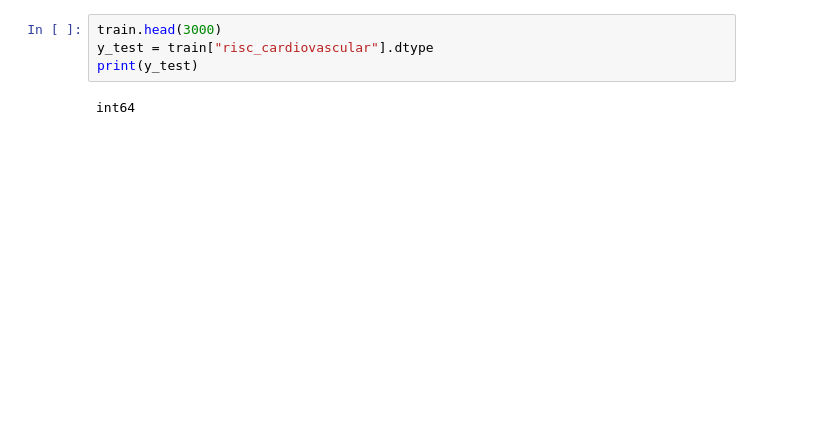
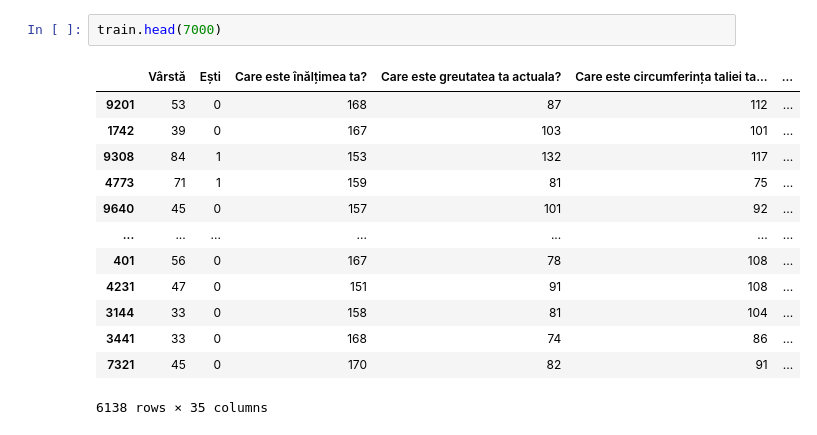
Before and after one commit to AndreiFat/TrainModel, a Jupyter notebook: data/Split Datasets.ipynb, the cells around one changed output. Drawn from its saved outputs; the diff is of its cells as text; blank space fills up the shorter version.

```diff
--- a/data/Split Datasets.ipynb
+++ b/data/Split Datasets.ipynb
@@ -160,8 +183,18 @@ Mediana scorului medical cardio este: 16.0
 Etichete extrase: ['cardio_vascular', 'gastro_hepato_renal', 'ginecologic_hormonal', 'inflamator_autoimun', 'metabolic_endocrin', 'neuro_psiho_energie']
 # %%
-train.head(3000)
-y_test = train["risc_cardiovascular"].dtype
-print(y_test)
+train.head(7000)
 # %% [output]
+|  | Vârstă | Ești | Care este înălțimea ta? | Care este greutatea ta actuala? | Care este circumferința taliei ta... | ... |
+| 9201 | 53 | 0 | 168 | 87 | 112 | ... |
+| 1742 | 39 | 0 | 167 | 103 | 101 | ... |
+| 9308 | 84 | 1 | 153 | 132 | 117 | ... |
+| 4773 | 71 | 1 | 159 | 81 | 75 | ... |
+| 9640 | 45 | 0 | 157 | 101 | 92 | ... |
+| ... | ... | ... | ... | ... | ... | ... |
+| 401 | 56 | 0 | 167 | 78 | 108 | ... |
+| 4231 | 47 | 0 | 151 | 91 | 108 | ... |
+| 3144 | 33 | 0 | 158 | 81 | 104 | ... |
+| 3441 | 33 | 0 | 168 | 74 | 86 | ... |
+| 7321 | 45 | 0 | 170 | 82 | 91 | ... |
-int64
+6138 rows × 35 columns
 # %%
```
Also changed, not shown: parts of 3 cells of this notebook, 33 other files.
